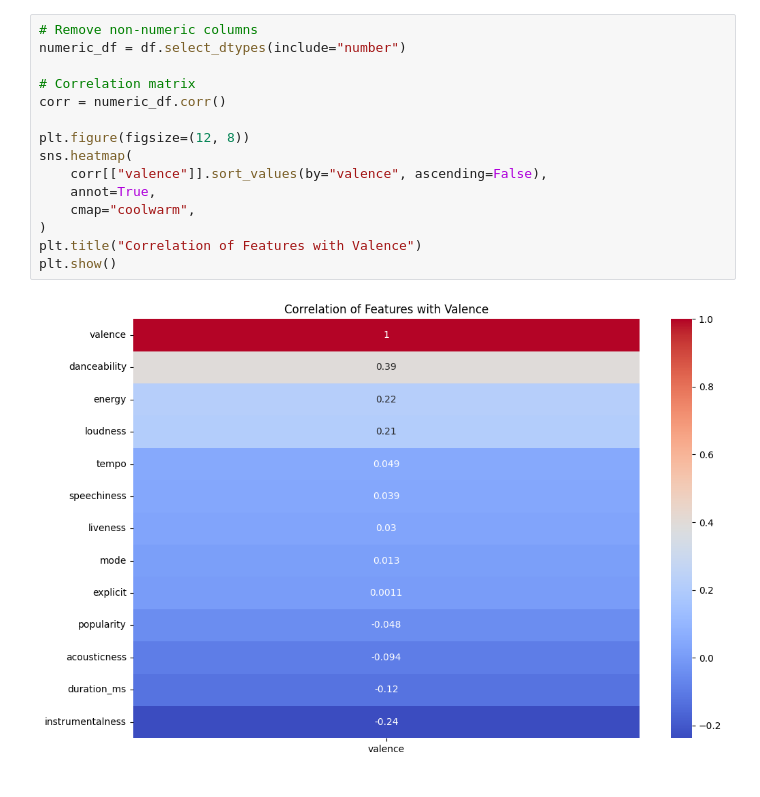
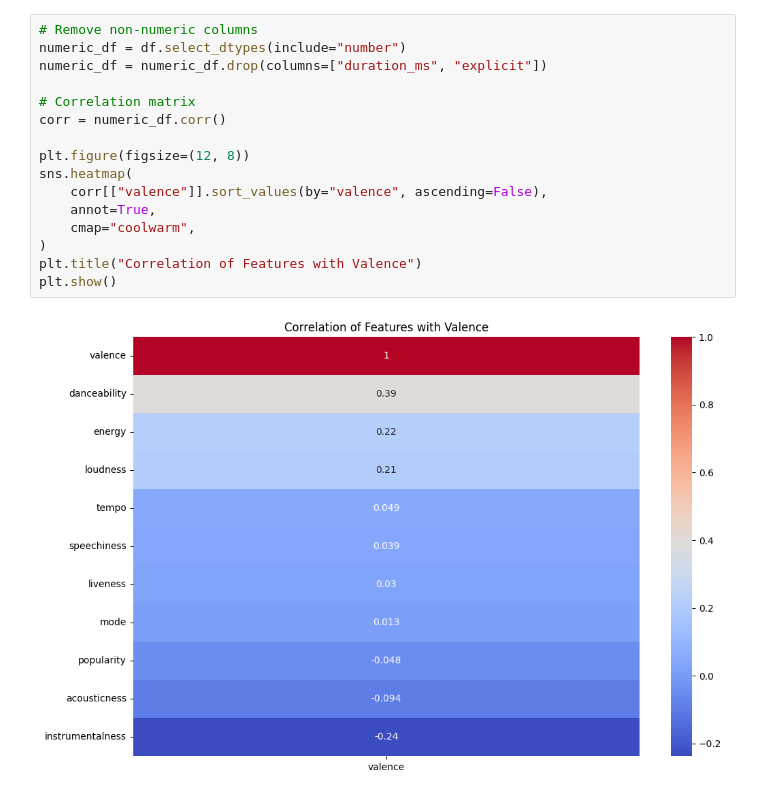
Before and after one commit to nfortes/music-happiness-predictor, a Jupyter notebook: EDA-music-happiness-predictor.ipynb, the cells around one changed output. Cells and saved outputs as stored; diff of their text form.

```diff
--- a/EDA-music-happiness-predictor.ipynb
+++ b/EDA-music-happiness-predictor.ipynb
@@ -87,17 +114,18 @@ plt.show()
 # %%
 # Remove non-numeric columns
 numeric_df = df.select_dtypes(include="number")
+numeric_df = numeric_df.drop(columns=["duration_ms", "explicit"])
 
 # Correlation matrix
 corr = numeric_df.corr()
 
 plt.figure(figsize=(12, 8))
 sns.heatmap(
     corr[["valence"]].sort_values(by="valence", ascending=False),
     annot=True,
     cmap="coolwarm",
 )
 plt.title("Correlation of Features with Valence")
 plt.show()
 # %% [output]
-[figure, old version]
+[figure, new version]
```
Also changed, not shown: parts of 8 cells of this notebook, 2 other files.
